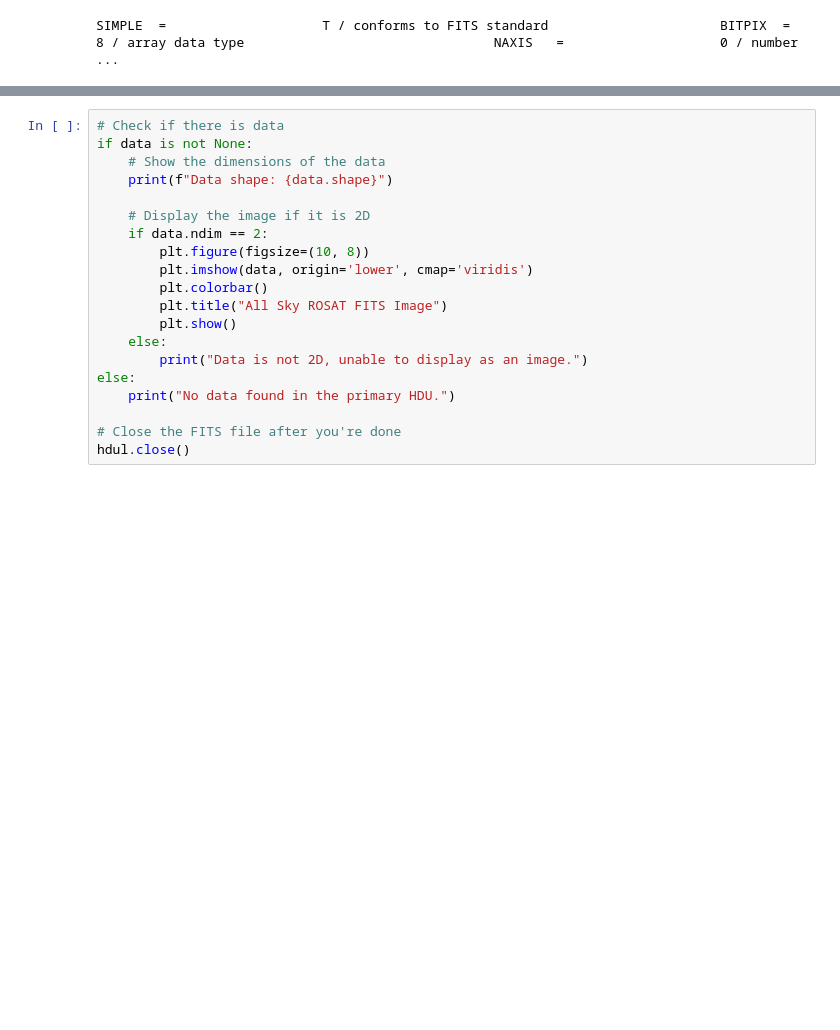
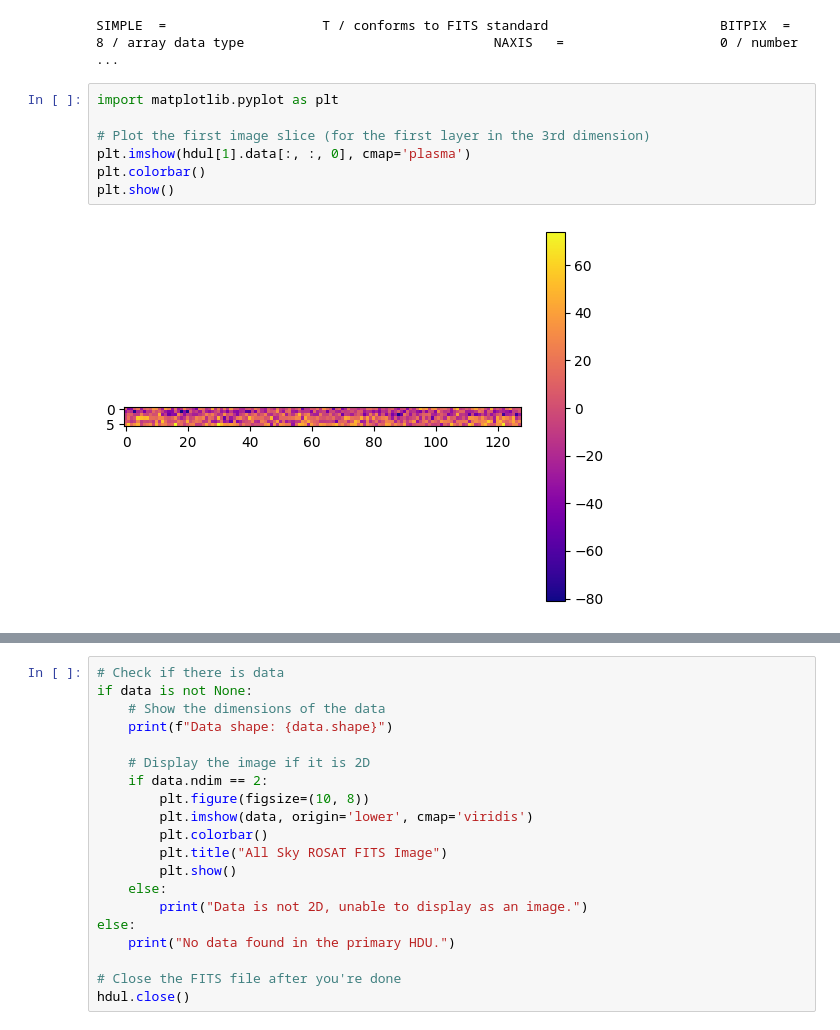
Before and after one commit to deltorobarba/astrophysics, a Jupyter notebook: sources.ipynb, the cells around one changed output, grey strips where cells are left out. Cells and saved outputs as stored; diff of their text form; blank space fills up the shorter version.

```diff
--- a/sources.ipynb
+++ b/sources.ipynb
@@ -171,3 +522,12 @@ data = primary_hdu.data
 print(primary_hdu.header)
 # %% [output]
 SIMPLE  =                    T / conforms to FITS standard                      BITPIX  =                    8 / array data type                                NAXIS   =                    0 / number  ...
+# %%
+import matplotlib.pyplot as plt
+
+# Plot the first image slice (for the first layer in the 3rd dimension)
+plt.imshow(hdul[1].data[:, :, 0], cmap='plasma')
+plt.colorbar()
+plt.show()
+# %% [output]
+[figure, added]
```
Also changed, not shown: parts of 85 cells of this notebook.
